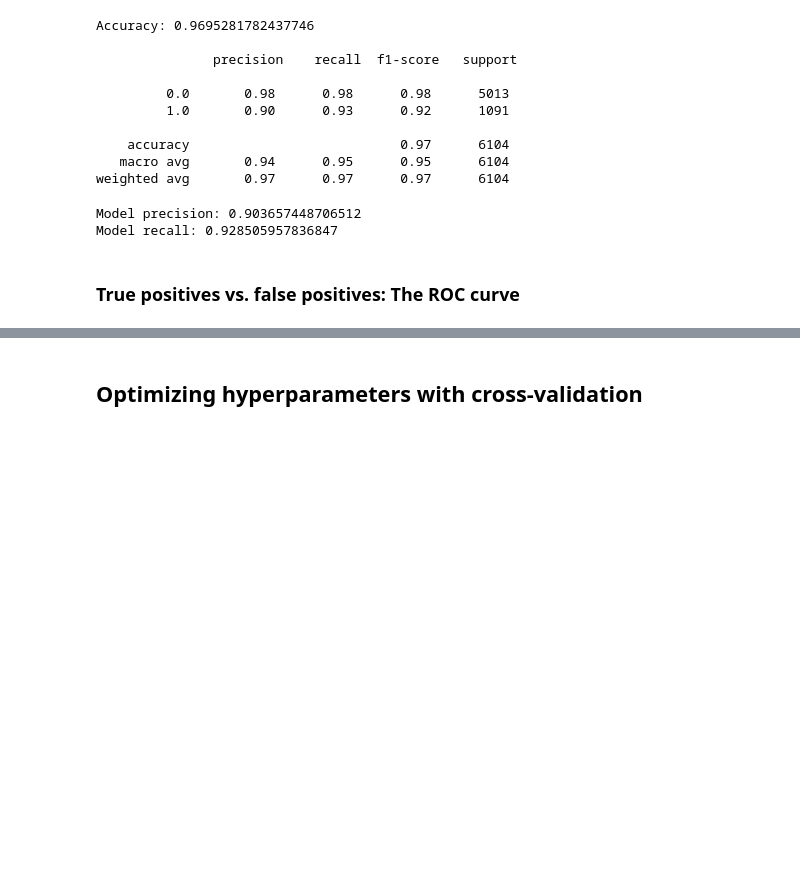
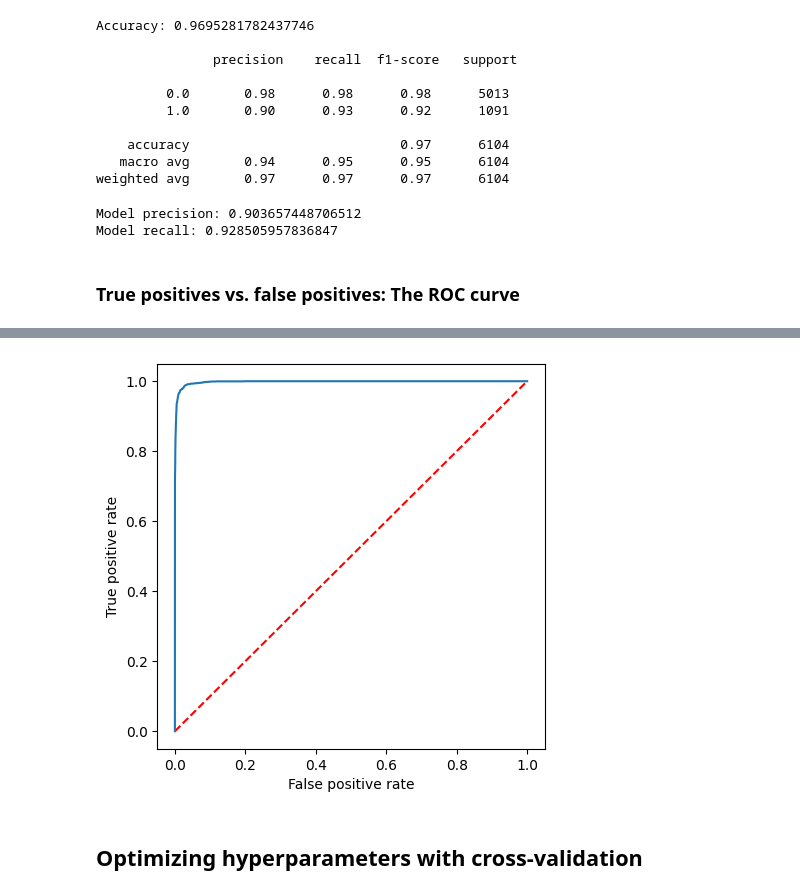
Before and after one commit to Suhong88/ISA460_Fall2023, a Jupyter notebook: Chapter 13 Robust Machine Learning with ML Pipeline.ipynb, the cells around one changed output, grey strips where cells are left out. Drawn from its saved outputs; the diff is of its cells as text; code cells hidden in the pictures; blank space fills up the shorter version.

```diff
--- a/Chapter 13 Robust Machine Learning with ML Pipeline.ipynb
+++ b/Chapter 13 Robust Machine Learning with ML Pipeline.ipynb
@@ -350,15 +387,18 @@ print(f"Area under ROC = {accuracy} ")
 # %%
 # plot roc curve
 import matplotlib.pyplot as plt
+lr_model = food_pipeline_model.stages[-1]
 
 plt.figure(figsize=(5, 5))
 plt.plot([0, 1], [0, 1], "r--")
 plt.plot(
     lr_model.summary.roc.select("FPR").collect(),
     lr_model.summary.roc.select("TPR").collect(),
 )
 plt.xlabel("False positive rate")
 plt.ylabel("True positive rate")
 plt.show()
+# %% [output]
+[figure, added]
 # %% [markdown]
 ## Optimizing hyperparameters with cross-validation
```
Also changed, not shown: parts of 19 cells of this notebook.
